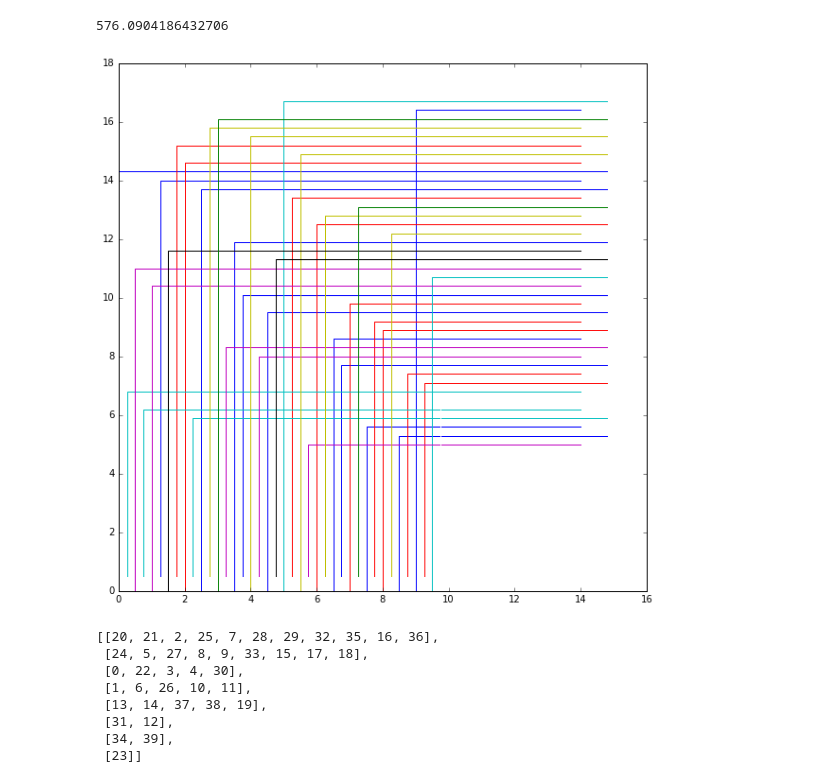
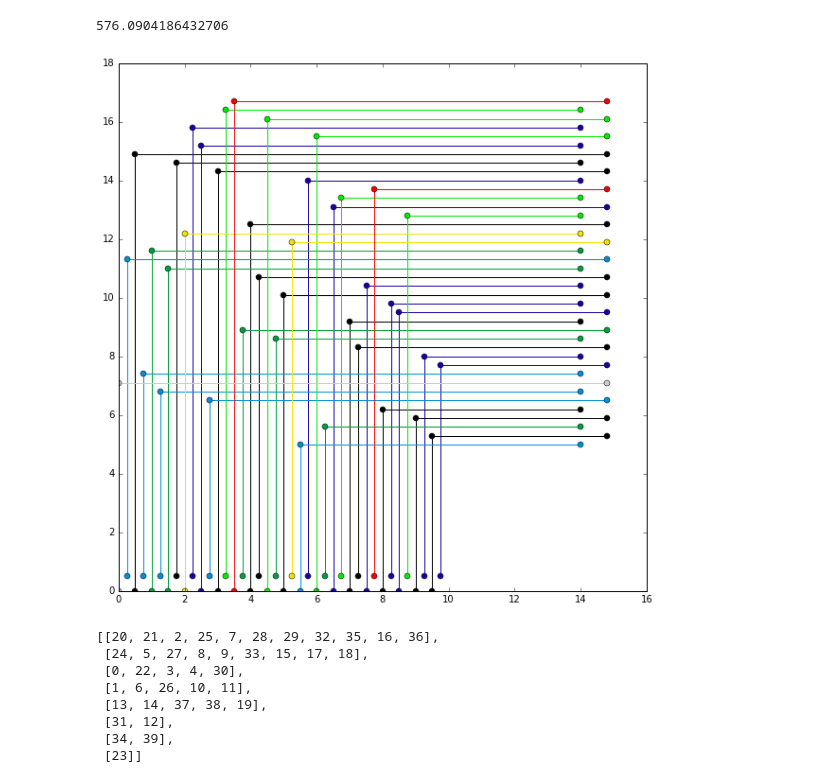
Before and after one commit to elejke/shortest_path, a Jupyter notebook: code/skoltech_experiments.ipynb, the cells around one changed output. Drawn from its saved outputs; the diff is of its cells as text; code cells hidden in the pictures.

Commit message:
automated coloring

```diff
--- a/code/skoltech_experiments.ipynb
+++ b/code/skoltech_experiments.ipynb
@@ -50,30 +52,34 @@ for i in connections.values:
 min_distance
 # %% [output]
 576.0904186432706
-# %%
-#experiments
-color_list = ['b', 'r', 'c', 'm', 'y', 'k', 'g', 'w']
-
-plt.figure(figsize=[10, 10])
-for num, subseq in enumerate(subsequences):
-    c = color_list[num]
-    for connect in connections.values[subseq]:
-        if chip_2.values[connect[1]-1][0] < 14.5:
-            plt.plot([chip_1.values[connect[0]-1][0],
-                      chip_1.values[connect[0]-1][0],
-                      chip_2.values[connect[1]-1][0]],
-                     [chip_1.values[connect[0]-1][1],
-                      chip_2.values[connect[1]-1][1],
-                      chip_2.values[connect[1]-1][1]], color=c)
-        if chip_2.values[connect[1]-1][0] > 14.5:
-            plt.plot([chip_1.values[connect[0]-1][0],
-                      chip_1.values[connect[0]-1][0],
-                      chip_2.values[connect[1]-1][0]],
-                     [chip_1.values[connect[0]-1][1],
-                      chip_2.values[connect[1]-1][1]+0.3,
-                      chip_2.values[connect[1]-1][1]+0.3], color=c)
-# %% [output]
-[figure, removed]
+# %%
+#experiments
+NUM_COLORS = len(subsequences)
+cm = plt.get_cmap('nipy_spectral')
+cNorm  = colors.Normalize(vmin=0, vmax=NUM_COLORS-1)
+scalarMap = mplcm.ScalarMappable(norm=cNorm, cmap=cm)
+color_list = [scalarMap.to_rgba(i) for i in range(NUM_COLORS)]
+
+plt.figure(figsize=[10, 10])
+for num, subseq in enumerate(subsequences):
+    c = color_list[num]
+    for connect in connections.values[subseq]:
+        if chip_2.values[connect[1]][0] < 14.5:
+            plt.plot([chip_1.values[connect[0]][0],
+                      chip_1.values[connect[0]][0],
+                      chip_2.values[connect[1]][0]],
+                     [chip_1.values[connect[0]][1],
+                      chip_2.values[connect[1]][1],
+                      chip_2.values[connect[1]][1]], '-o', color=c)
+        if chip_2.values[connect[1]][0] > 14.5:
+            plt.plot([chip_1.values[connect[0]][0],
+                      chip_1.values[connect[0]][0],
+                      chip_2.values[connect[1]][0]],
+                     [chip_1.values[connect[0]][1],
+                      chip_2.values[connect[1]][1]+0.3,
+                      chip_2.values[connect[1]][1]+0.3], '-o', color=c)
+# %% [output]
+[figure, added]
 # %%
 subsequences
 # %% [output]
```
Also changed, not shown: parts of 1 cell of this notebook.
